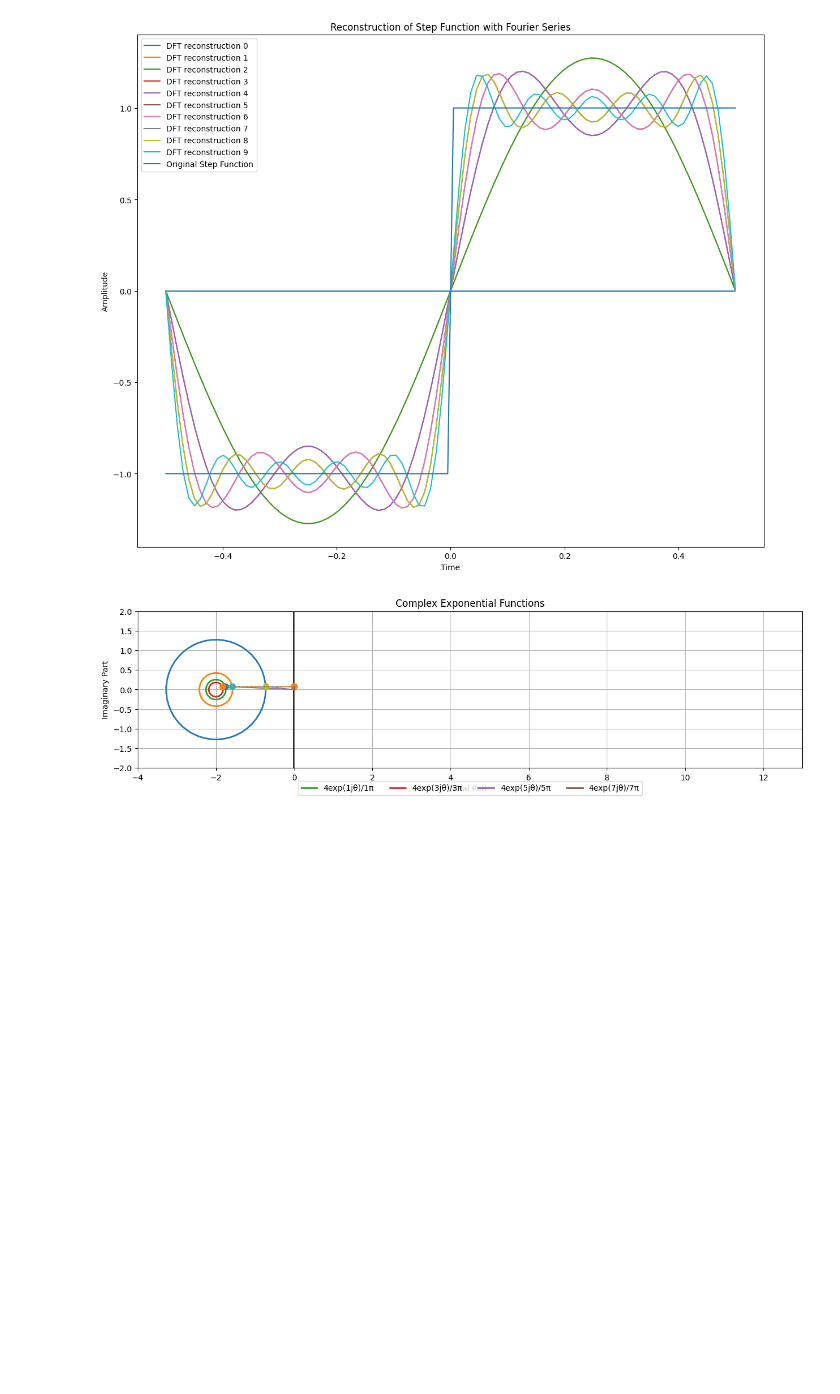
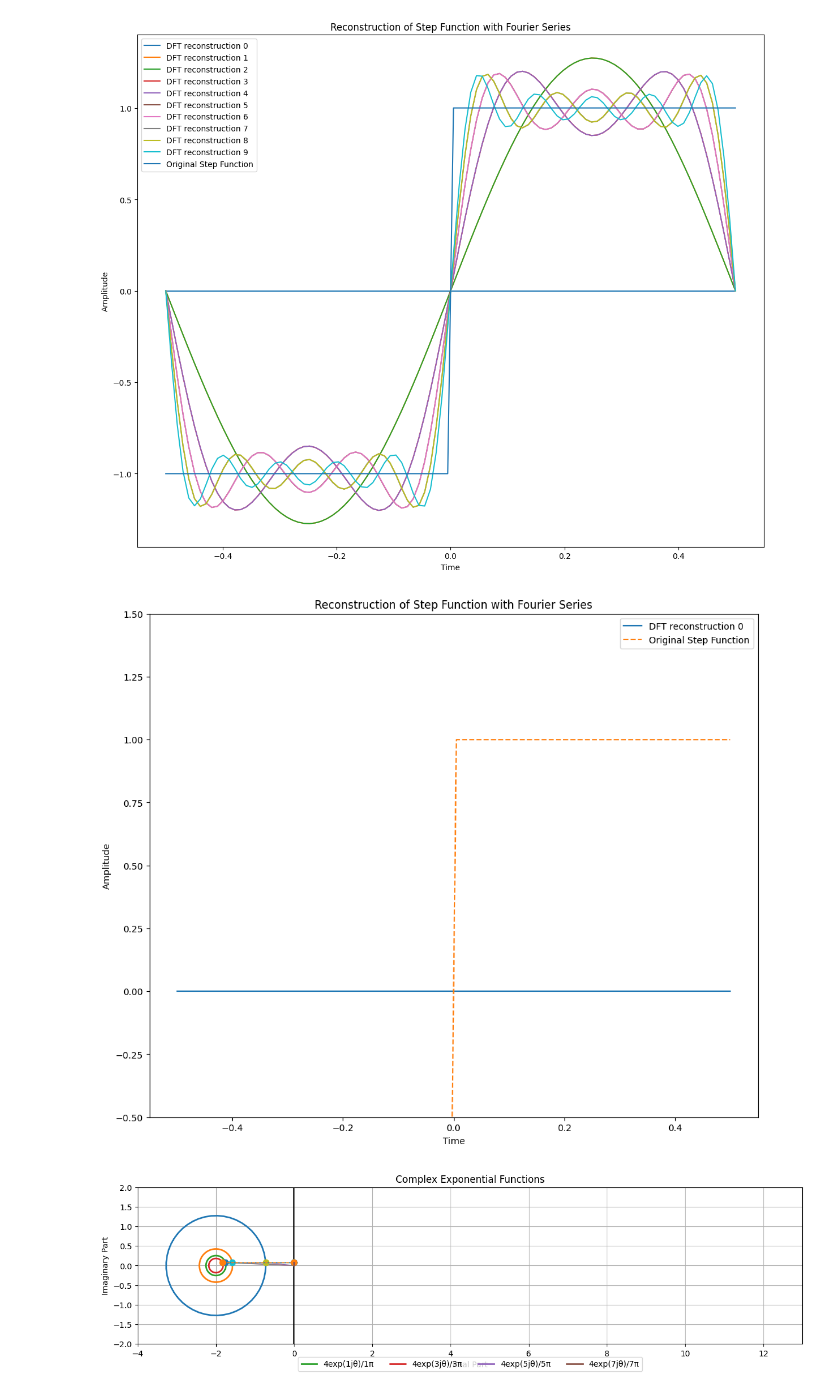
Before and after one commit to fangyuan-ksgk/waveletGPT, a Jupyter notebook: test.ipynb, the cells around one changed output. Cells and saved outputs as stored; diff of their text form; code cells hidden in the pictures; blank space fills up the shorter version.

```diff
--- a/test.ipynb
+++ b/test.ipynb
@@ -138,27 +138,29 @@ plt.show()
 # %%
 import numpy as np
 import matplotlib.pyplot as plt
 from matplotlib.animation import FuncAnimation
 
 fig, ax = plt.subplots(figsize=(12, 10))
 
 mid_index = len(signals)//2
 
 def update(frame):
     ax.clear()
     reconstructed_signal = signals[mid_index-frame: mid_index+frame+1].sum(axis=0)
     ax.plot(t, reconstructed_signal.real, label=f'DFT reconstruction {frame}')
     ax.plot(t, step_function, label='Original Step Function', linestyle='--')
     ax.set_xlabel('Time')
     ax.set_ylabel('Amplitude')
     ax.set_title('Reconstruction of Step Function with Fourier Series')
     ax.legend()
     ax.set_ylim(-0.5, 1.5)  # Adjust as needed
 
 animation = FuncAnimation(fig, update, frames=mid_index, interval=100, repeat=False)
 
 from matplotlib.animation import PillowWriter
-animation.save('complex_fourier_series.gif', writer=PillowWriter(fps=50))
+animation.save('evolve_fourier_series.gif', writer=PillowWriter(fps=50))
+# %% [output]
+[figure, added]
 # %%
 import numpy as np
 import matplotlib.pyplot as plt
```
